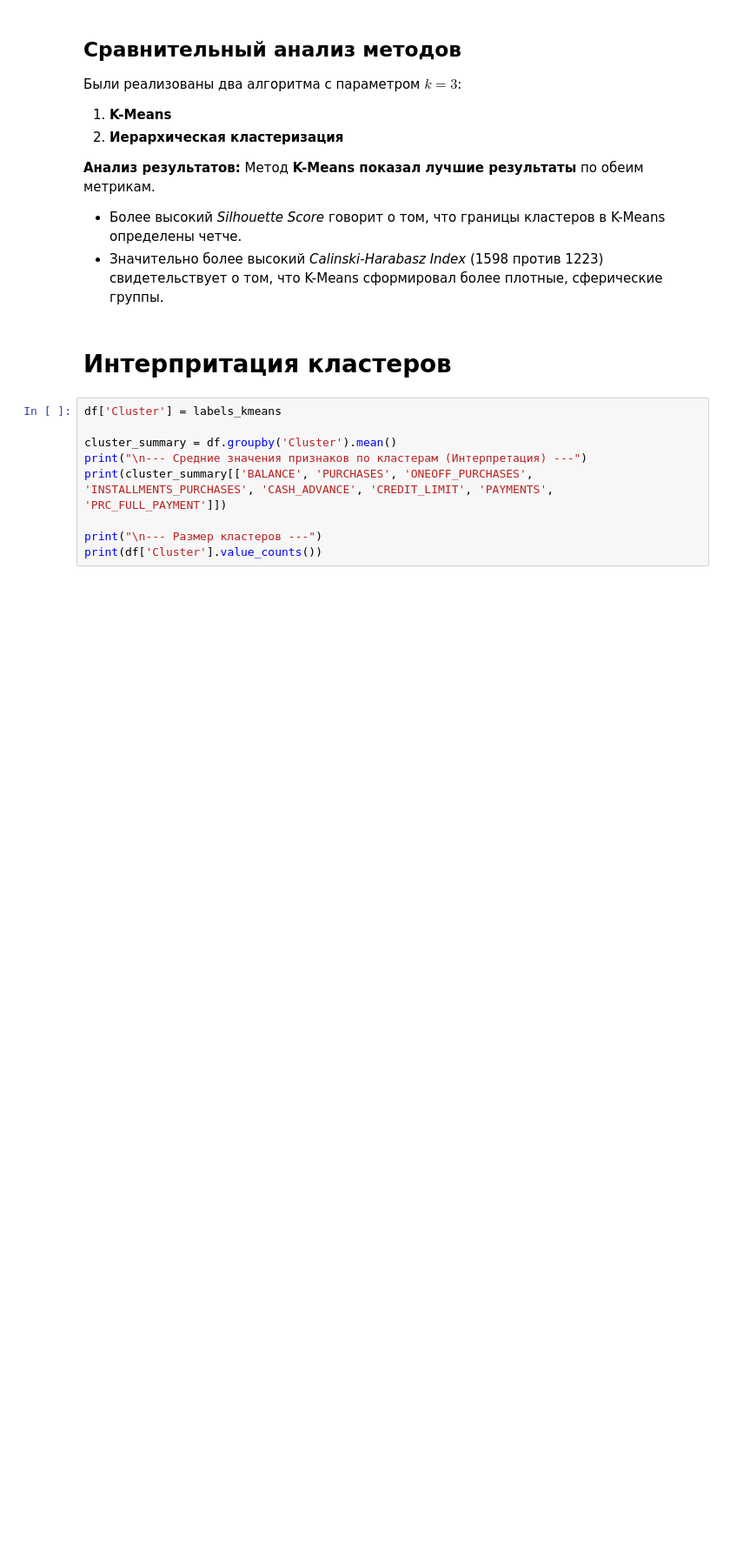
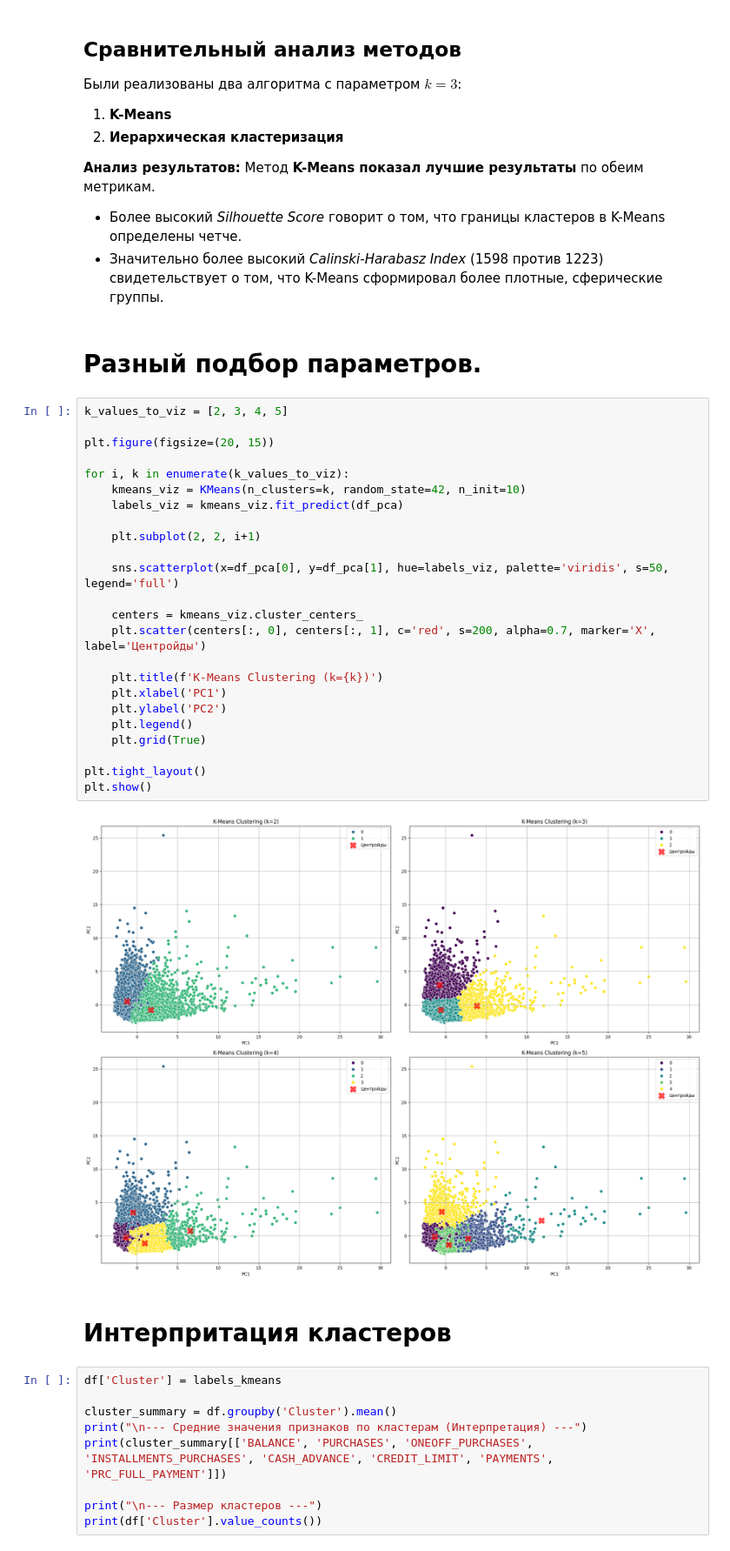
Before and after one commit to Polarnnik/MLfour, a Jupyter notebook: main.ipynb, the cells around one changed output. Shown at 87% size. Cells and saved outputs as stored; diff of their text form; blank space fills up the shorter version.

```diff
--- a/main.ipynb
+++ b/main.ipynb
@@ -345,6 +345,34 @@ Adjusted Rand Index (K-Means vs Hierarchy): 0.3216
 Метод **K-Means показал лучшие результаты** по обеим метрикам.
 *   Более высокий *Silhouette Score* говорит о том, что границы кластеров в K-Means определены четче.
 *   Значительно более высокий *Calinski-Harabasz Index* (1598 против 1223) свидетельствует о том, что K-Means сформировал более плотные, сферические группы.
+# %% [markdown]
+# Разный подбор параметров.
+# %%
+k_values_to_viz = [2, 3, 4, 5]
+
+plt.figure(figsize=(20, 15))
+
+for i, k in enumerate(k_values_to_viz):
+    kmeans_viz = KMeans(n_clusters=k, random_state=42, n_init=10)
+    labels_viz = kmeans_viz.fit_predict(df_pca)
+
+    plt.subplot(2, 2, i+1)
+
+    sns.scatterplot(x=df_pca[0], y=df_pca[1], hue=labels_viz, palette='viridis', s=50, legend='full')
+
+    centers = kmeans_viz.cluster_centers_
+    plt.scatter(centers[:, 0], centers[:, 1], c='red', s=200, alpha=0.7, marker='X', label='Центройды')
+
+    plt.title(f'K-Means Clustering (k={k})')
+    plt.xlabel('PC1')
+    plt.ylabel('PC2')
+    plt.legend()
+    plt.grid(True)
+
+plt.tight_layout()
+plt.show()
+# %% [output]
+[figure, added]
 # %% [markdown]
 # Интерпритация кластеров
 # %%
```
